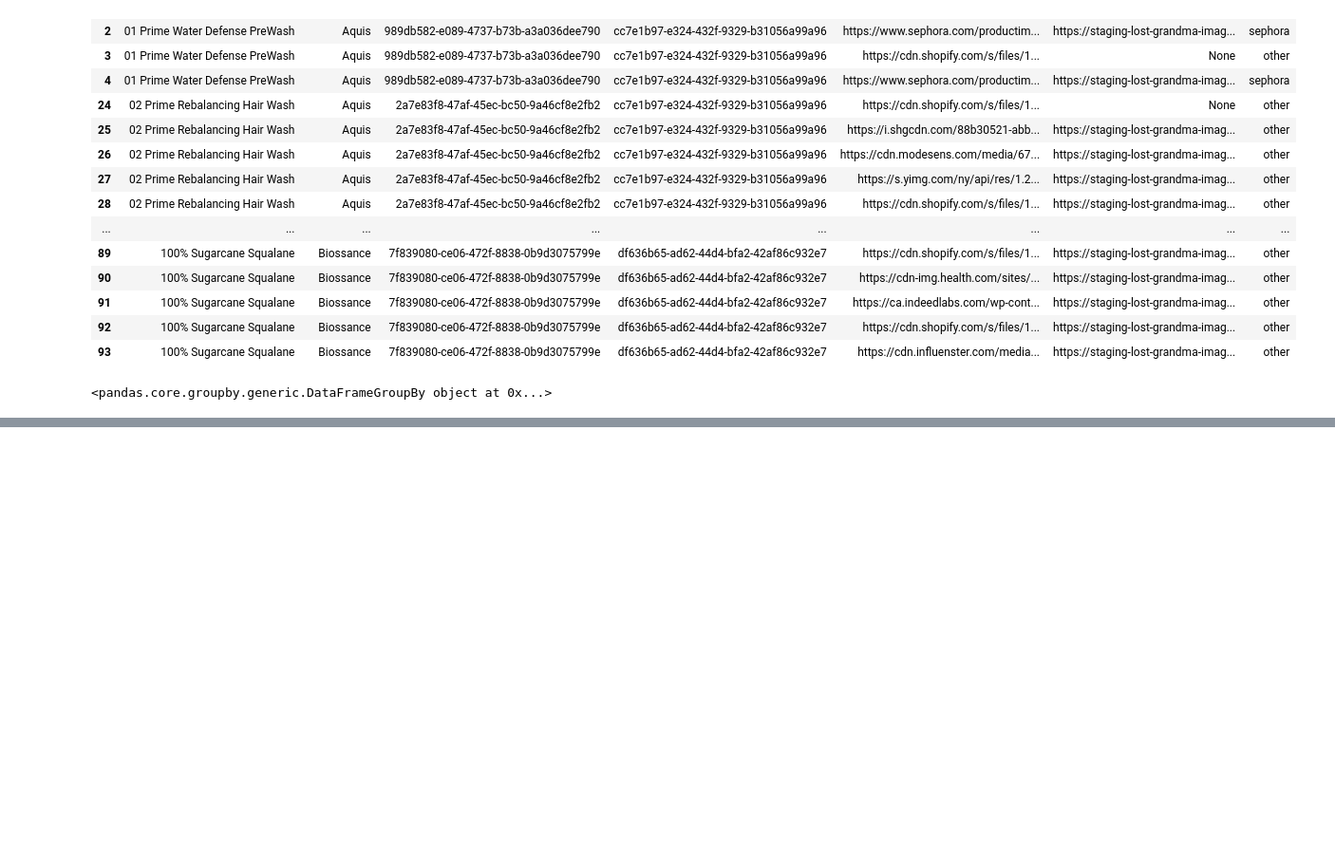
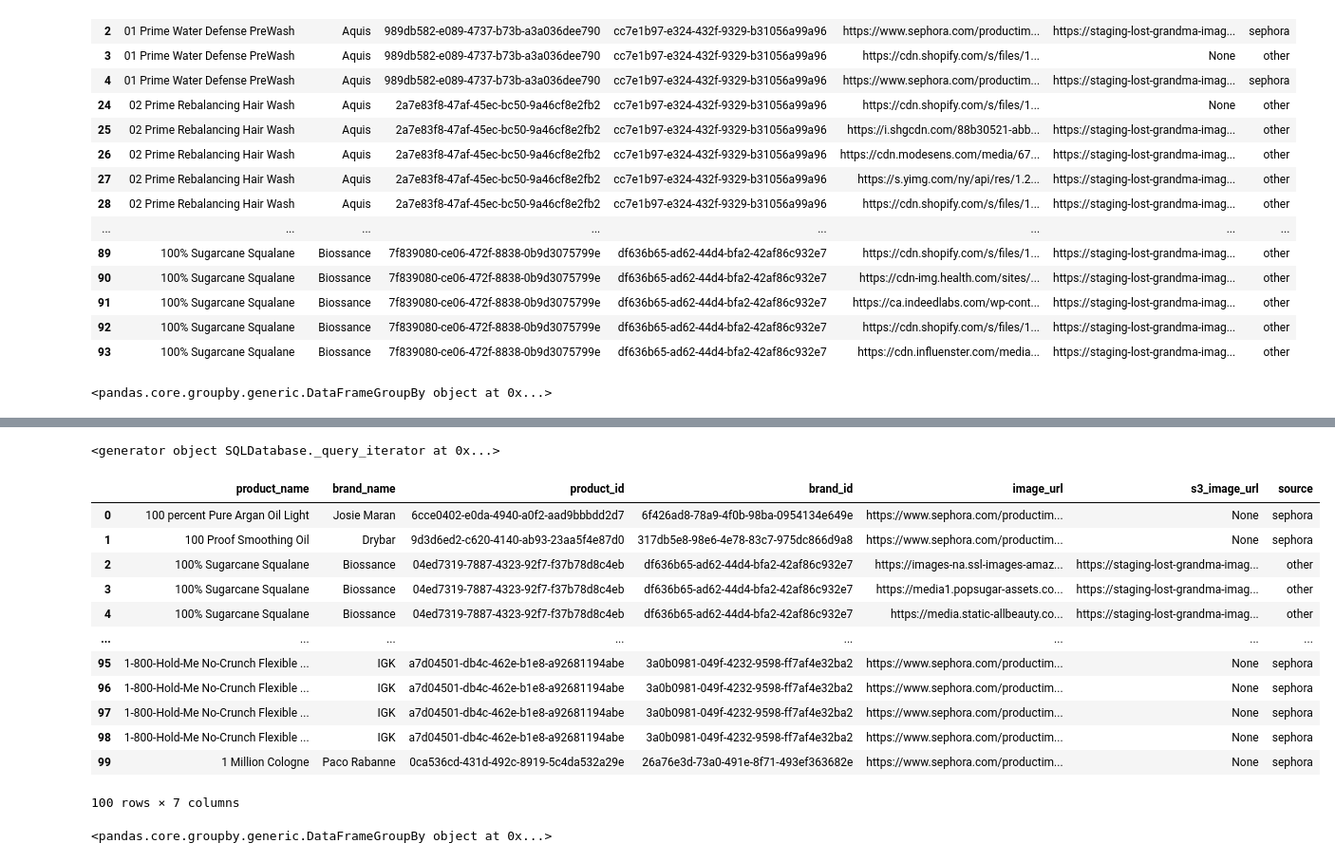
Before and after one commit to sidravic/euphoric_fiddler, a Jupyter notebook: notebooks/data_fetch_with_pandas.ipynb, the cells around one changed output, grey strips where cells are left out. Shown at 95% size. Drawn from its saved outputs; the diff is of its cells as text; code cells hidden in the pictures; blank space fills up the shorter version.

```diff
--- a/notebooks/data_fetch_with_pandas.ipynb
+++ b/notebooks/data_fetch_with_pandas.ipynb
@@ -87,0 +135,41 @@ Group name 100% Sugarcane Squalane. No of items 11
+# %%
+query = '''
+SELECT unique_products.*, ci.image_url, ci.s3_image_url, ci.source
+                         from (
+                                  SELECT DISTINCT ON (cp.name) cp.name as product_name,
+                                                               cb.name as brand_name,
+                                                               cp.id   as product_id,
+                                                               cb.id   as brand_id
+                                  from cosmetics_products cp
+                                           inner join cosmetics_brands cb on cp.cosmetics_brand_id = cb.id
+                                  order by cp.name asc, cb.name asc) unique_products
+                                  INNER JOIN cosmetics_images ci on ci.cosmetics_product_id = product_id
+                         ORDER BY unique_products.product_name ASC, unique_products.brand_name ASC
+'''
+# %%
+df = pd.read_sql_query(query, con=db_conn, chunksize=100)
+df
+# %% [output]
+<generator object SQLDatabase._query_iterator at 0x...>
+# %%
+chunk = next(df)
+chunk
+# %% [output]
+|  | product_name | brand_name | product_id | brand_id | image_url | s3_image_url | source |
+| 0 | 100 percent Pure Argan Oil Light | Josie Maran | 6cce0402-e0da-4940-a0f2-aad9bbbdd2d7 | 6f426ad8-78a9-4f0b-98ba-0954134e649e | https://www.sephora.com/productim... | None | sephora |
+| 1 | 100 Proof Smoothing Oil | Drybar | 9d3d6ed2-c620-4140-ab93-23aa5f4e87d0 | 317db5e8-98e6-4e78-83c7-975dc866d9a8 | https://www.sephora.com/productim... | None | sephora |
+| 2 | 100% Sugarcane Squalane | Biossance | 04ed7319-7887-4323-92f7-f37b78d8c4eb | df636b65-ad62-44d4-bfa2-42af86c932e7 | https://images-na.ssl-images-amaz... | https://staging-lost-grandma-imag... | other |
+| 3 | 100% Sugarcane Squalane | Biossance | 04ed7319-7887-4323-92f7-f37b78d8c4eb | df636b65-ad62-44d4-bfa2-42af86c932e7 | https://media1.popsugar-assets.co... | https://staging-lost-grandma-imag... | other |
+| 4 | 100% Sugarcane Squalane | Biossance | 04ed7319-7887-4323-92f7-f37b78d8c4eb | df636b65-ad62-44d4-bfa2-42af86c932e7 | https://media.static-allbeauty.co... | https://staging-lost-grandma-imag... | other |
+| ... | ... | ... | ... | ... | ... | ... | ... |
+| 95 | 1-800-Hold-Me No-Crunch Flexible ... | IGK | a7d04501-db4c-462e-b1e8-a92681194abe | 3a0b0981-049f-4232-9598-ff7af4e32ba2 | https://www.sephora.com/productim... | None | sephora |
+| 96 | 1-800-Hold-Me No-Crunch Flexible ... | IGK | a7d04501-db4c-462e-b1e8-a92681194abe | 3a0b0981-049f-4232-9598-ff7af4e32ba2 | https://www.sephora.com/productim... | None | sephora |
+| 97 | 1-800-Hold-Me No-Crunch Flexible ... | IGK | a7d04501-db4c-462e-b1e8-a92681194abe | 3a0b0981-049f-4232-9598-ff7af4e32ba2 | https://www.sephora.com/productim... | None | sephora |
+| 98 | 1-800-Hold-Me No-Crunch Flexible ... | IGK | a7d04501-db4c-462e-b1e8-a92681194abe | 3a0b0981-049f-4232-9598-ff7af4e32ba2 | https://www.sephora.com/productim... | None | sephora |
+| 99 | 1 Million Cologne | Paco Rabanne | 0ca536cd-431d-492c-8919-5c4da532a29e | 26a76e3d-73a0-491e-8f71-493ef363682e | https://www.sephora.com/productim... | None | sephora |
+100 rows × 7 columns
+# %%
+grouped_df = chunk.groupby(by='product_id')
+grouped_df
+# %% [output]
+<pandas.core.groupby.generic.DataFrameGroupBy object at 0x...>
```
Also changed, not shown: parts of 6 cells of this notebook, 4 other files.
